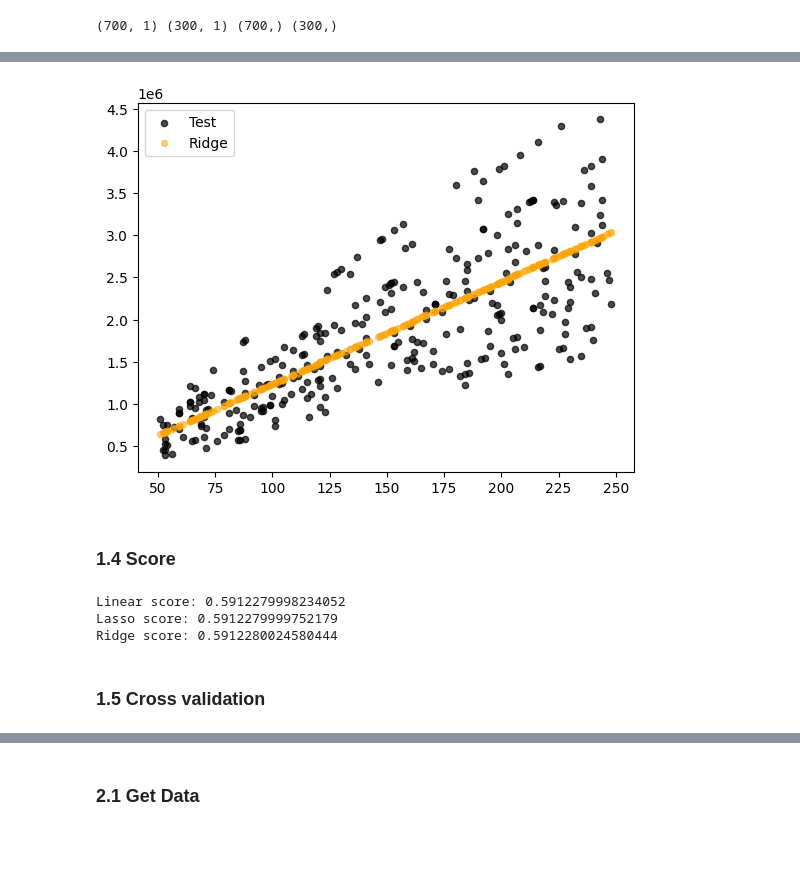
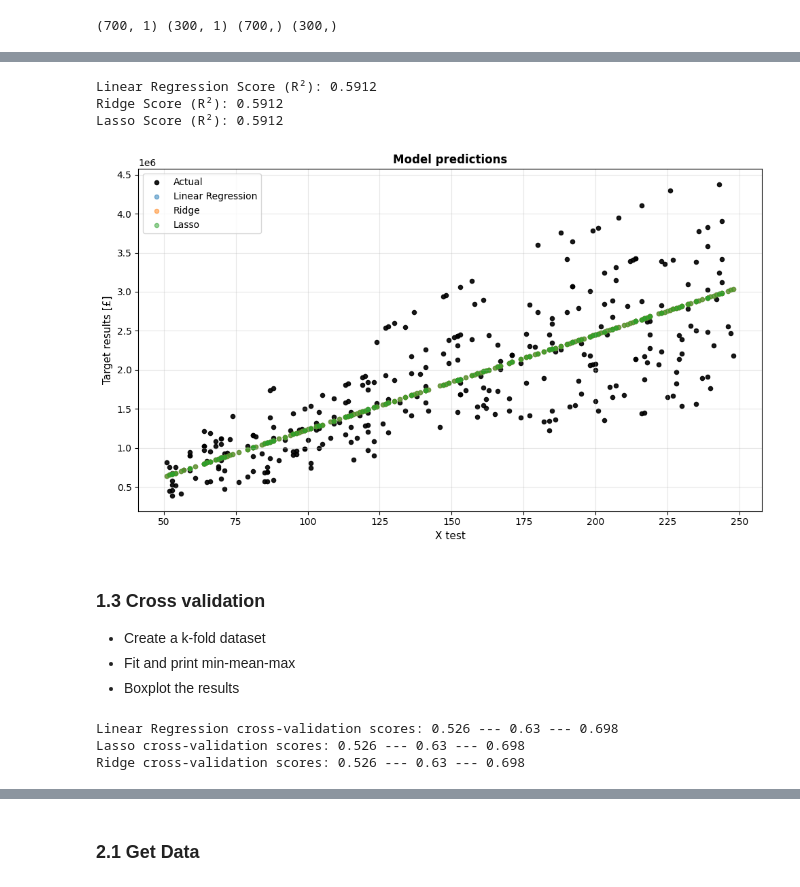
Before and after one commit to rsamconn/London-housing, a Jupyter notebook: Regression_analysis.ipynb, the cells around one changed output, grey strips where cells are left out. Cells and saved outputs as stored; diff of their text form; code cells hidden in the pictures; blank space fills up the shorter version.

Commit message:
Completed making functions for run-throughs of data in Regression notebook.

```diff
--- a/Regression_analysis.ipynb
+++ b/Regression_analysis.ipynb
@@ -127,25 +123,45 @@ plt.show()
-# %%
-plt.scatter(X_test_sqm, y_test_sqm, label='Test', alpha=0.7, color='black', s=20)
-# plt.scatter(X_test_sqm, linreg1_preds, label='LinReg', alpha=0.5, color='blue', s=20)
-# plt.scatter(X_test_sqm, lasso1_preds, label='Lasso', alpha=0.5, color='green', s=20)
-plt.scatter(X_test_sqm, ridge1_preds, label='Ridge', alpha=0.5, color='orange', s=20)
-plt.legend()
-plt.show()
-# %% [output]
-[figure, removed]
-# %% [markdown]
-### 1.4 Score
-# %%
-linreg1_score = linreg1.score(X_test_sqm, y_test_sqm)
-lasso1_score = lasso1.score(X_test_sqm, y_test_sqm)
-ridge1_score = ridge1.score(X_test_sqm, y_test_sqm)
-
-print(f'Linear score: {linreg1_score}')
-print(f'Lasso score: {lasso1_score}')
-print(f'Ridge score: {ridge1_score}')
-# %% [output]
-Linear score: 0.5912279998234052
-Lasso score: 0.5912279999752179
-Ridge score: 0.5912280024580444
+# %%
+def score_predict_plot(model_dict, X_test, y_test, title='Model predictions'):
+    """Evaluate multiple models and plot their predictions vs actual values."""
+
+    # Create figure and plot the actual results
+    plt.figure(figsize=(10, 6))
+    plt.scatter(X_test, y_test, label='Actual', color='black', alpha=0.9, s=20)
+
+    # Loop over models and plot their restults
+    for model_name, model in model_dict.items():
+        # Generate predictions
+        y_pred = model.predict(X_test)
+        # Print model score
+        print(f"{model_name} Score (R²): {model.score(X_test, y_test):.4f}")
+        # Scatter plot predictions vs actual
+        plt.scatter(X_test, y_pred, label=model_name, alpha=0.5, s=20)
+
+    # Labels and title
+    plt.xlabel('X test', fontsize=11)
+    plt.ylabel('Target results [£]', fontsize=11)
+    plt.title(title, fontsize=12, fontweight='bold')
+    plt.legend()
+    plt.grid(True, alpha=0.3)
+
+    plt.tight_layout()
+    plt.show()
+# %%
+models = {
+    'Linear Regression': linreg1,
+    'Ridge': ridge1,
+    'Lasso': lasso1
+}
+
+score_predict_plot(models, X_test_sqm, y_test_sqm)
+# %% [output]
+Linear Regression Score (R²): 0.5912
+Ridge Score (R²): 0.5912
+Lasso Score (R²): 0.5912
+[figure, added]
 # %% [markdown]
-### 1.5 Cross validation
+### 1.3 Cross validation
+
+- Create a k-fold dataset
+- Fit and print min-mean-max
+- Boxplot the results
@@ -151,0 +182,11 @@ Ridge score: 0.5912280024580444
+# %%
+cross_vals_sqm = multi_cross_val_score(
+    models = {'Linear Regression': linreg1, 'Lasso': lasso1, 'Ridge': ridge1},
+    X = X_train_sqm,
+    y = y_train_sqm,
+    kf = kf10
+)
+# %% [output]
+Linear Regression cross-validation scores: 0.526 --- 0.63 --- 0.698
+Lasso cross-validation scores: 0.526 --- 0.63 --- 0.698
+Ridge cross-validation scores: 0.526 --- 0.63 --- 0.698
```
Also changed, not shown: parts of 33 cells of this notebook.
